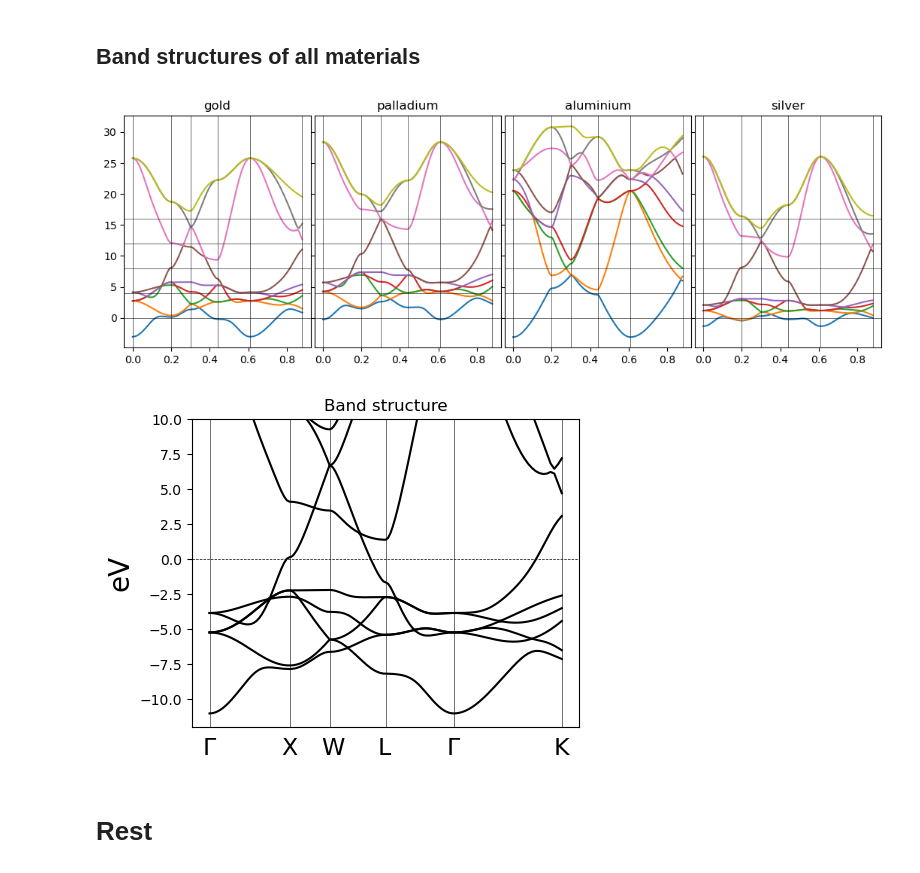
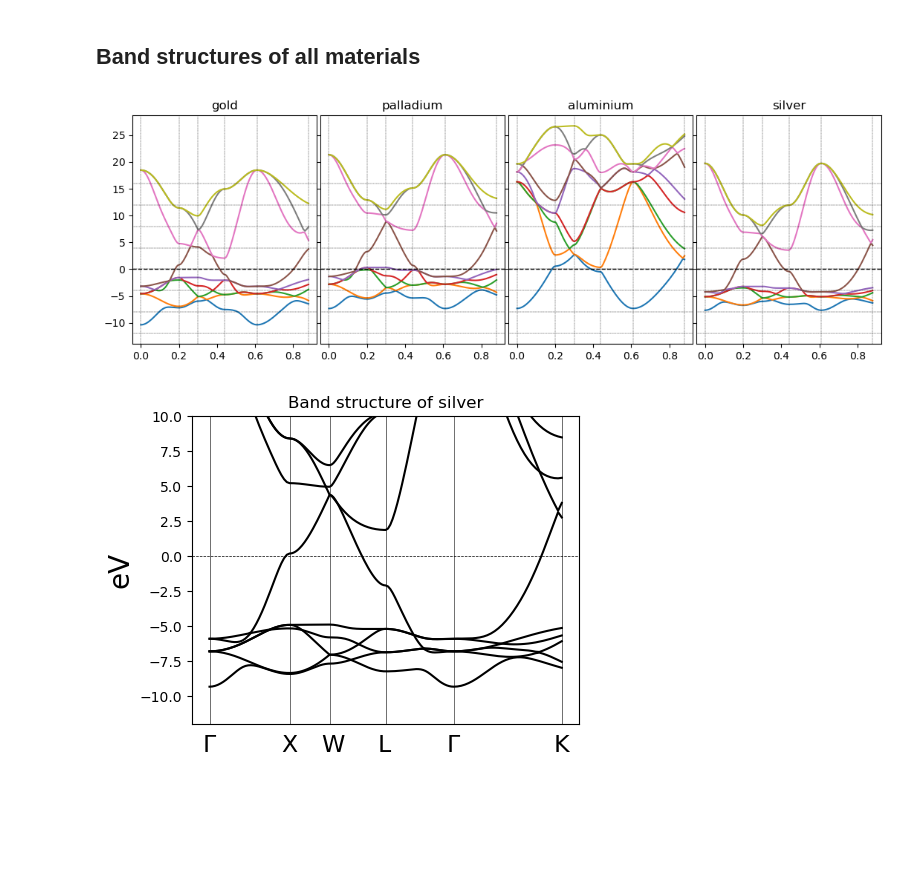
Before and after one commit to simaomenesesjoao/MaxTB, a Jupyter notebook: code_tests/julia_tests.ipynb, the cells around one changed output. Saved outputs shown, nothing was run; the diff lists cells and outputs as text; code cells hidden in the pictures; blank space fills up the shorter version.

```diff
--- a/code_tests/julia_tests.ipynb
+++ b/code_tests/julia_tests.ipynb
@@ -149,7 +76,7 @@ Main.include(basedir + "test3D_dos.jl")
 # %%
 materials = ["gold", "palladium", "aluminium", "silver"]
 
-L = 4
+L = 32
 N = 500
 
 dos_list = [Main.test(L,N,material) for material in materials]
@@ -235,6 +160,7 @@ for x in xs:
 ## Band structures of all materials
 # %%
 materials = ["gold", "palladium", "aluminium", "silver"]
+fermis    = np.array([0.5380, 0.5190, 0.30975, 0.4635])/2*Ha_eV
 No = 9
 
 xs = [(kpp-1)*i for i in range(Npaths)]
@@ -244,38 +170,40 @@ band_list = [Main.test(material) for material in materials]
 fig, axs = plt.subplots(1,4,figsize=(13,4), sharey=True)
 plt.subplots_adjust(wspace=0.02)
 
-for bands, ax, material in zip(band_list, axs, materials):
+for bands, ax, material, fermi in zip(band_list, axs, materials, fermis):
     ax.set_title(material)
     for i in range(No):
         band = bands[:,i+3]*Ha_eV
-        ax.plot(ks, band)
+        ax.plot(ks, band - fermi)
 
     for x in xs:
-        ax.axvline(ks[x], c='k', linewidth=0.4)
-    for i in range(5):
-        ax.axhline(i*4, linewidth=0.4, c='k')
+        ax.axvline(ks[x], linewidth=0.3, linestyle='--', c='k')
+    for i in range(-3,5):
+        ax.axhline(i*4, linewidth=0.3, linestyle='--', c='k')
+    ax.axhline(0, linewidth=1, linestyle='--', c='k')
 # %% [output]
-[figure, old version]
+[figure, new version]
 # %%
-bands = band_list[0]
+index = 3
+material = materials[index]
+bands = band_list[index]
+
 fig, ax = plt.subplots(1,1,figsize=(5,4))
 
 Ef = 8
-ax.set_title("Band structure")
+ax.set_title("Band structure of " + material)
 ax.set_ylabel("eV", fontsize=20)
 for i in range(No):
     band = bands[:,i+3]*Ha_eV
     ax.plot(ks, band-Ef, color='k')
 
 points = [r"$\Gamma$", "X", "W", "L", r"$\Gamma$", "K"]
 for x,p in zip(xs, points):
     ax.axvline(ks[x], c='k', linewidth=0.4)
     ax.text(ks[x]-0.02,-6-Ef,p, fontsize=17)
 
 ax.set_ylim([-12,10])
 ax.axhline(0, linestyle='--', color='k', linewidth=0.5)
 ax.get_xaxis().set_visible(False)
 # %% [output]
-[figure, old version]
+[figure, new version]
-# %% [markdown]
-# Rest
```
Also changed, not shown: parts of 25 cells of this notebook, 1 other file.
